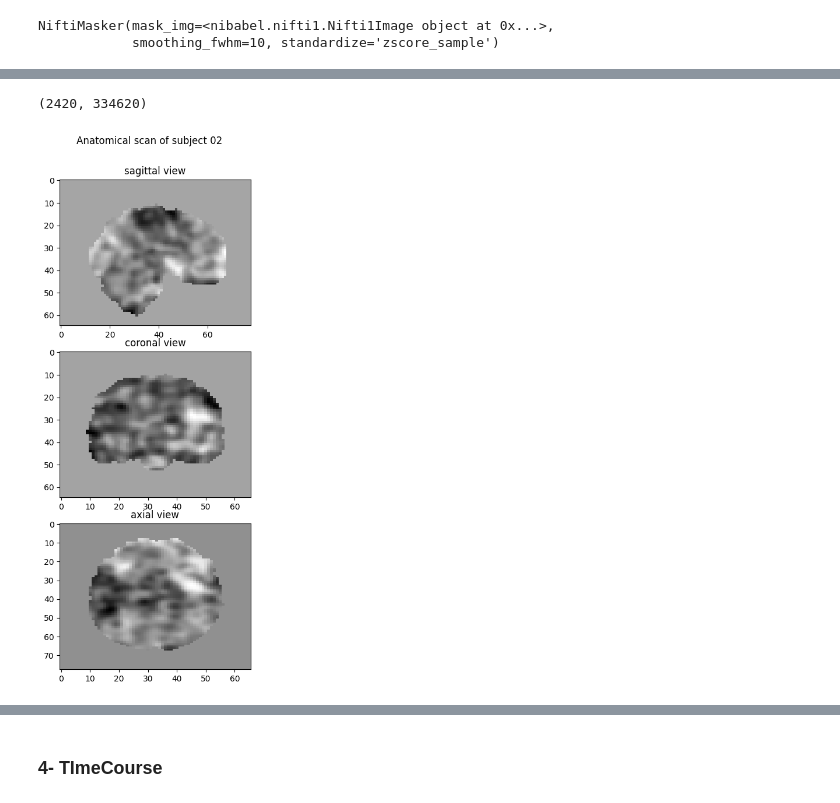
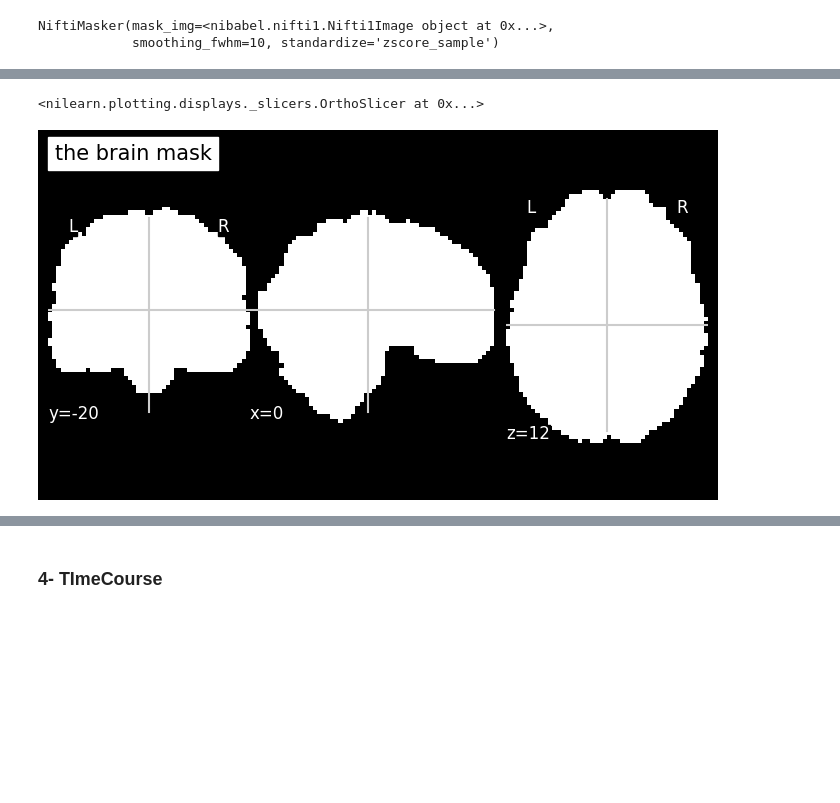
Before and after one commit to claireFriedrich/NSSP, a Jupyter notebook: Miniprojet2/MiniProject_2.ipynb, the cells around one changed output, grey strips where cells are left out. Saved outputs shown, nothing was run; the diff lists cells and outputs as text; code cells hidden in the pictures; blank space fills up the shorter version.

```diff
--- a/Miniprojet2/MiniProject_2.ipynb
+++ b/Miniprojet2/MiniProject_2.ipynb
@@ -547,11 +597,9 @@ X matrix size:  (2420, 334620)
-# %%
-X_data.shape
-# %% [output]
-(2420, 334620)
-# %%
-plot_anat(X_data[1,:].reshape(x,y,z), "Anatomical scan of subject 02")
-# %% [output]
-[figure, removed]
+# %%
+mask = nib.load("sub-02_better_T1w_mask2.nii")
+plot_stat_map(mask, black_bg=True, title='the brain mask', colorbar=False, bg_img=None)
+# %% [output]
+<nilearn.plotting.displays._slicers.OrthoSlicer at 0x...>
+[figure, added]
 # %%
 def ICA_plot (nb_components, data_dict, title) :
     plt.style.use('dark_background')
```
Also changed, not shown: parts of 13 cells of this notebook.
